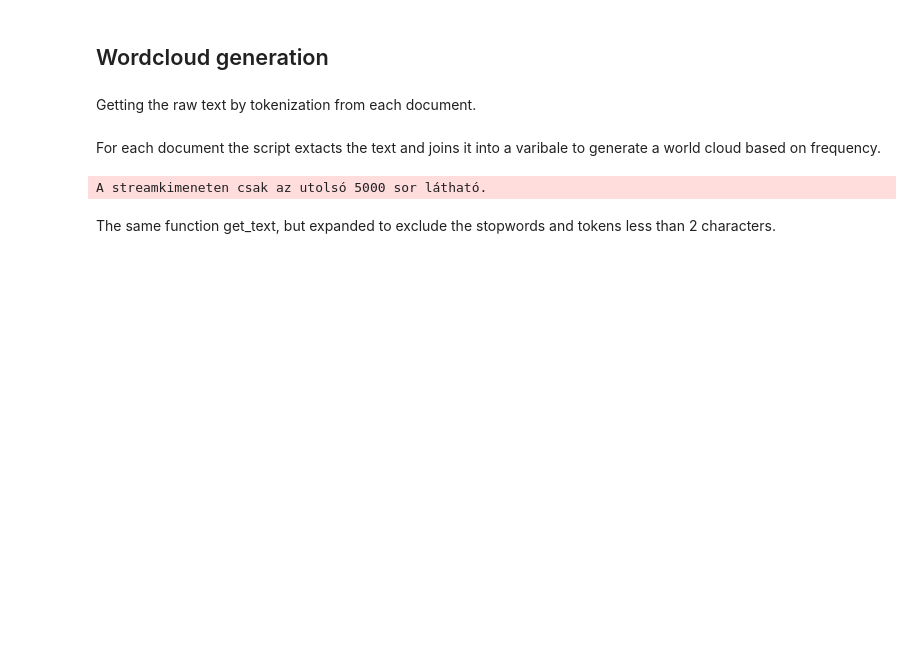
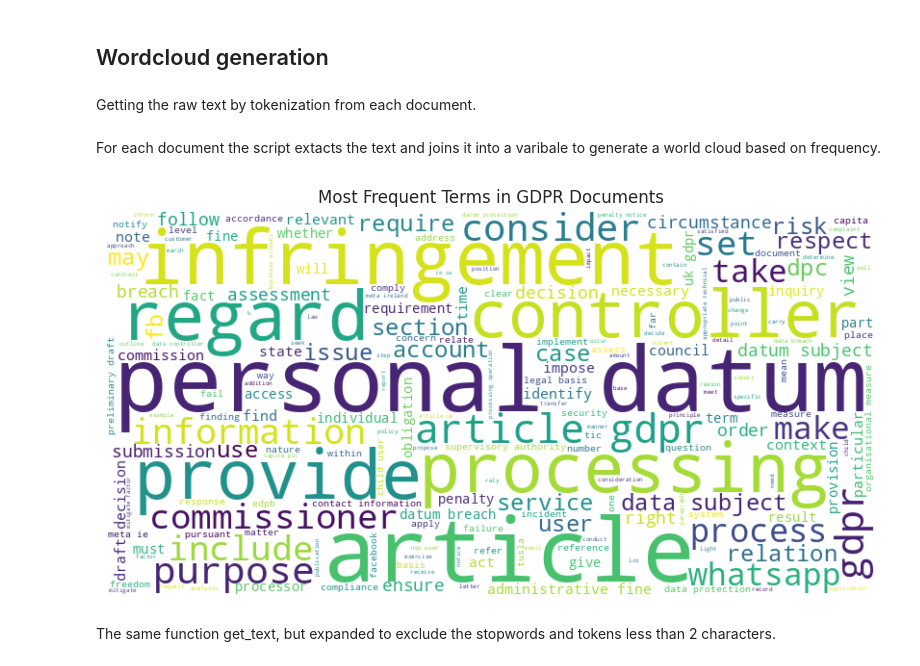
Before and after one commit to AnhQnY/IBS-Capstone-Project, a Jupyter notebook: Topic_modelling (2).ipynb, the cells around one changed output. Cells and saved outputs as stored; diff of their text form; code cells hidden in the pictures; blank space fills up the shorter version.

```diff
--- a/Topic_modelling (2).ipynb
+++ b/Topic_modelling (2).ipynb
@@ -170,22 +133,6 @@ texts = extract_text_parallel(pdf_dir)
 print(f"Extracted {len(texts)} PDFs in parallel.")
 # %% [output]
 Extracted 57 PDFs in parallel.
-# %%
-# Extracting text from PDFs using a for loop on the target directory
-def extract_text_from_pdfs(pdf_dir):
-    texts = {}
-    for filename in os.listdir(pdf_dir):
-        if filename.endswith('.pdf'):
-            with open(os.path.join(pdf_dir, filename), 'rb') as f:
-                reader = PyPDF2.PdfReader(f)
-                text = " ".join(page.extract_text() for page in reader.pages)
-                texts[filename] = text
-    return texts
-
-# Replace with your path
-pdf_dir = 'gdpr_pdfs'  # Adjust if needed
-texts = extract_text_from_pdfs(pdf_dir)
-print(f"Extracted {len(texts)} PDF(s). Sample:\n{list(texts.keys())[:2]}")
 # %%
 #Reading the extracted Engagement Tracker data into a dataframe
 df_meta=pd.read_excel('/content/drive/MyDrive/ALL_metadata.xlsx', sheet_name='Sheet1')
@@ -544,18 +526,25 @@ def get_text(text):
 # %% [markdown]
 For each document the script extacts the text and joins it into a varibale to generate a world cloud based on frequency.
 # %%
+# Convert each PDF's text into token list
 raw_texts = [get_text(text) for text in texts.values()]
-text_string = " ".join([" ".join(raw_texts) for raw_texts in raw_texts ])
 
+# Flatten all PDFs into one token list
+all_tokens = [tok for doc in raw_texts for tok in doc if tok.isalpha()]
+
+# Convert to single string
+text_string = " ".join(all_tokens)
+
+# Generate wordcloud
 wordcloud = WordCloud(width=800, height=400, background_color='white').generate(text_string)
 
 plt.figure(figsize=(10, 5))
 plt.imshow(wordcloud, interpolation='bilinear')
 plt.axis('off')
 plt.title("Most Frequent Terms in GDPR Documents")
 plt.show()
 # %% [output]
-A streamkimeneten csak az utolsó 5000 sor látható.
+[figure, added]
 # %% [markdown]
 The same function get_text, but expanded to exclude the stopwords and tokens less than 2 characters.
 # %%
```
Also changed, not shown: parts of 38 cells of this notebook, 2 other files.
